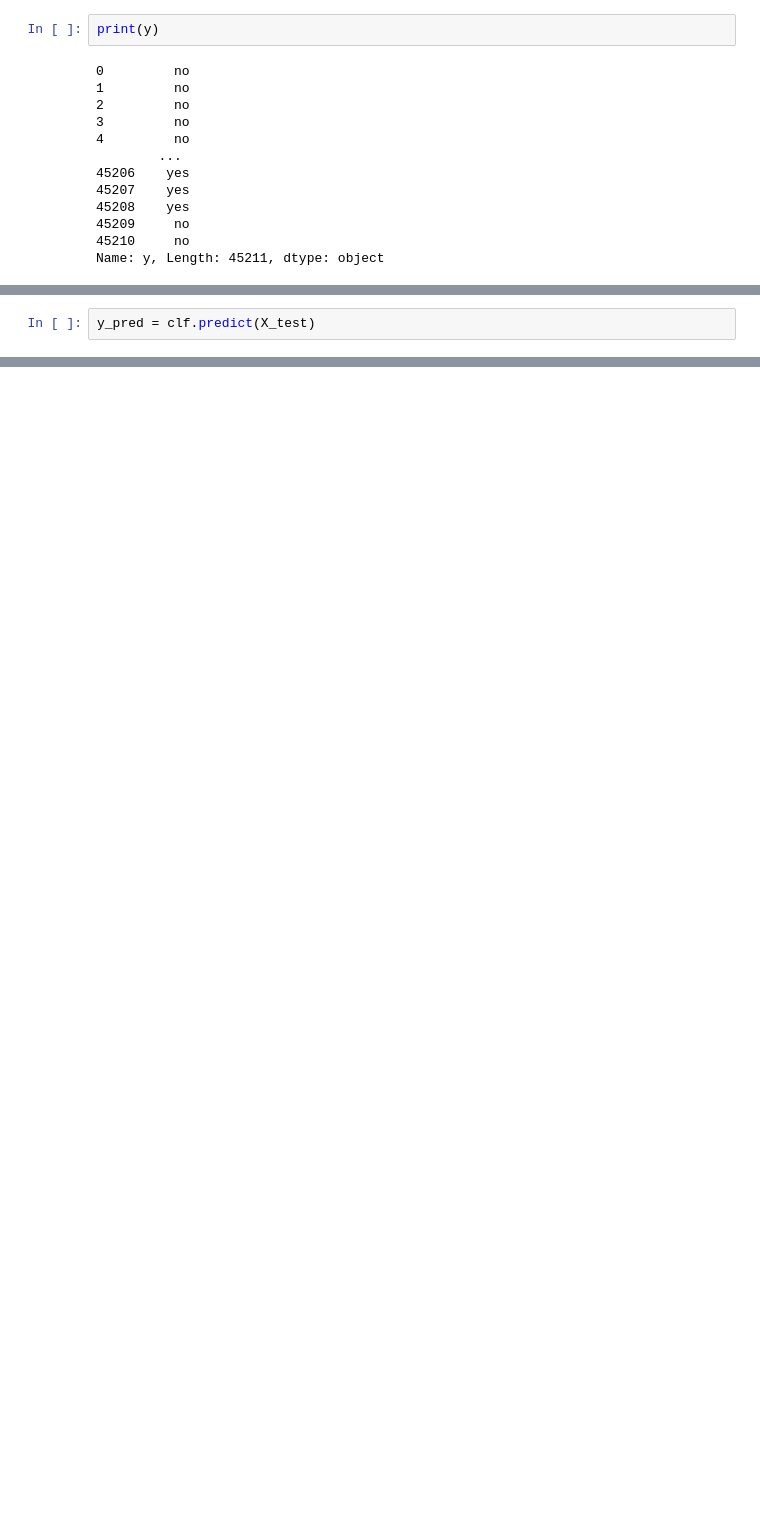
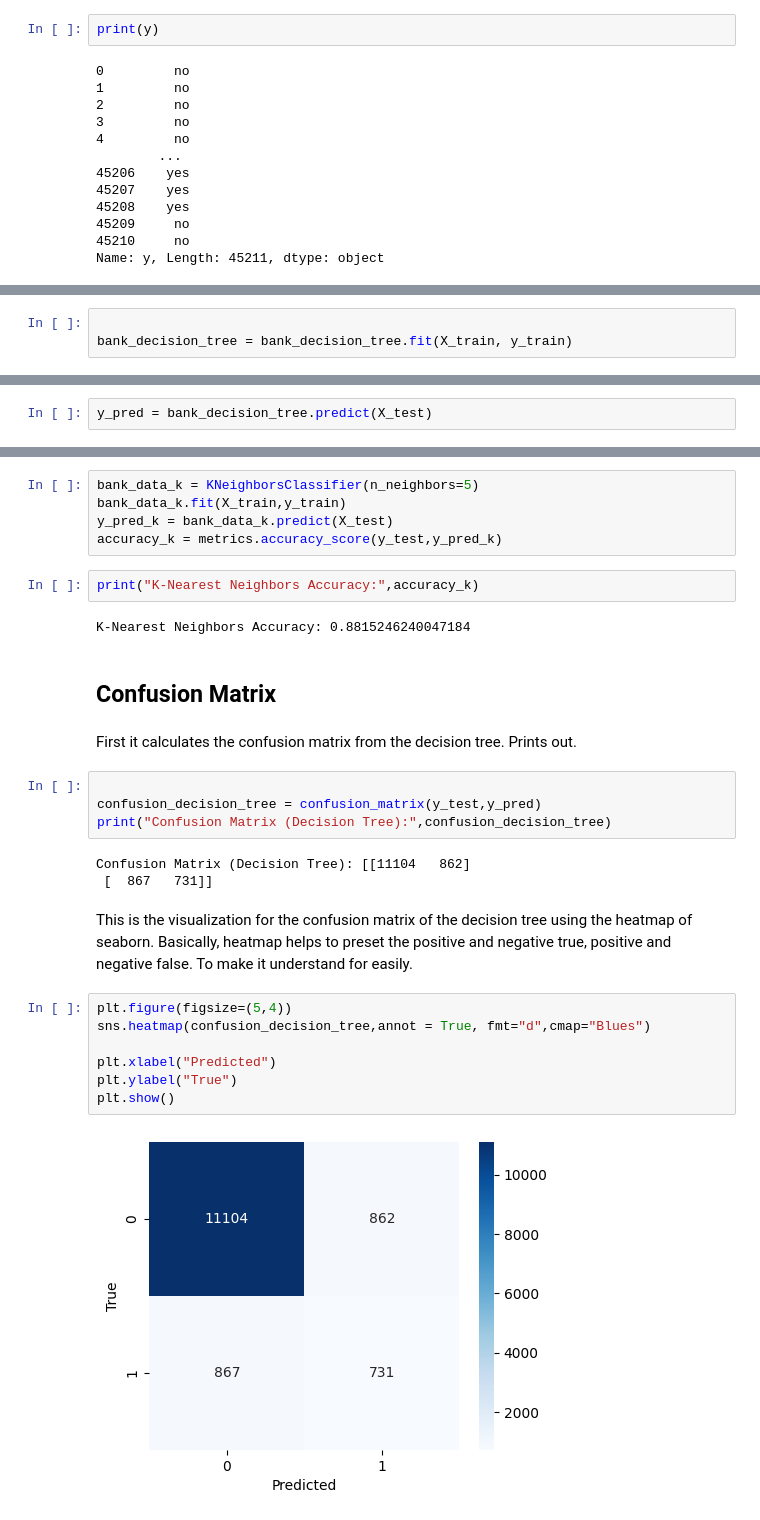
Before and after one commit to SharonMaharjan/Task-ML_Benchmarking-two-ML-algorithms, a Jupyter notebook: 7. Task2_ML.ipynb, the cells around one changed output, grey strips where cells are left out. Cells and saved outputs as stored; diff of their text form; blank space fills up the shorter version.

```diff
--- a/7. Task2_ML.ipynb
+++ b/7. Task2_ML.ipynb
@@ -149,0 +190,3 @@ ValueError: at least one array or dtype is required
+# %%
+
+bank_decision_tree = bank_decision_tree.fit(X_train, y_train)
@@ -150,2 +197,2 @@ ValueError: at least one array or dtype is required
 # %%
-y_pred = clf.predict(X_test)
+y_pred = bank_decision_tree.predict(X_test)
@@ -196,0 +222,31 @@ plt.show()
+# %%
+bank_data_k = KNeighborsClassifier(n_neighbors=5)
+bank_data_k.fit(X_train,y_train)
+y_pred_k = bank_data_k.predict(X_test)
+accuracy_k = metrics.accuracy_score(y_test,y_pred_k)
+# %%
+print("K-Nearest Neighbors Accuracy:",accuracy_k)
+# %% [output]
+K-Nearest Neighbors Accuracy: 0.8815246240047184
+# %% [markdown]
+## Confusion Matrix
+# %% [markdown]
+First it calculates the confusion matrix from the decision tree. Prints out.
+# %%
+
+confusion_decision_tree = confusion_matrix(y_test,y_pred)
+print("Confusion Matrix (Decision Tree):",confusion_decision_tree)
+# %% [output]
+Confusion Matrix (Decision Tree): [[11104   862]
+ [  867   731]]
+# %% [markdown]
+This is the visualization for the confusion matrix of the decision tree using the heatmap of seaborn. Basically, heatmap helps to preset the positive and negative true, positive and negative false. To make it understand for easily.
+# %%
+plt.figure(figsize=(5,4))
+sns.heatmap(confusion_decision_tree,annot = True, fmt="d",cmap="Blues")
+
+plt.xlabel("Predicted")
+plt.ylabel("True")
+plt.show()
+# %% [output]
+[figure, added]
```
Also changed, not shown: parts of 46 cells of this notebook, 2 other files.
